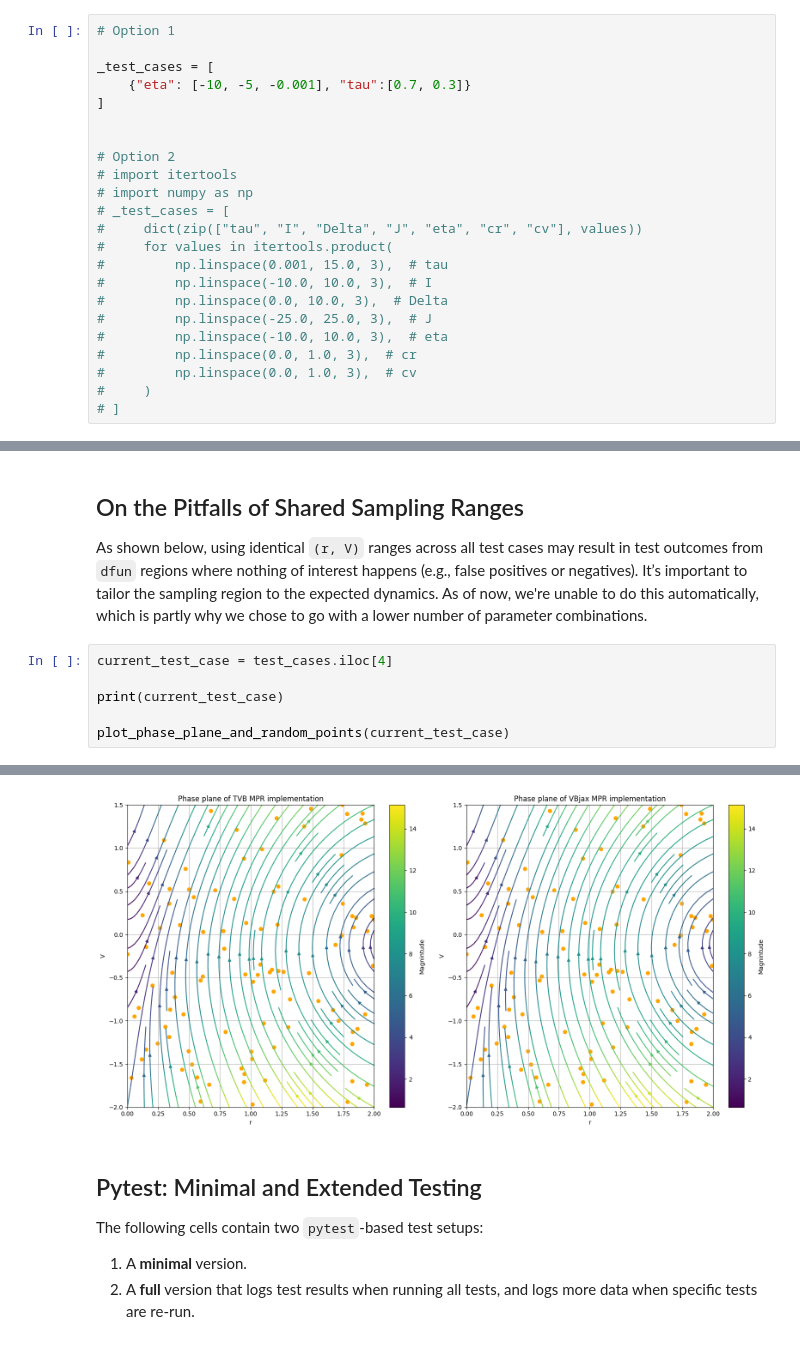
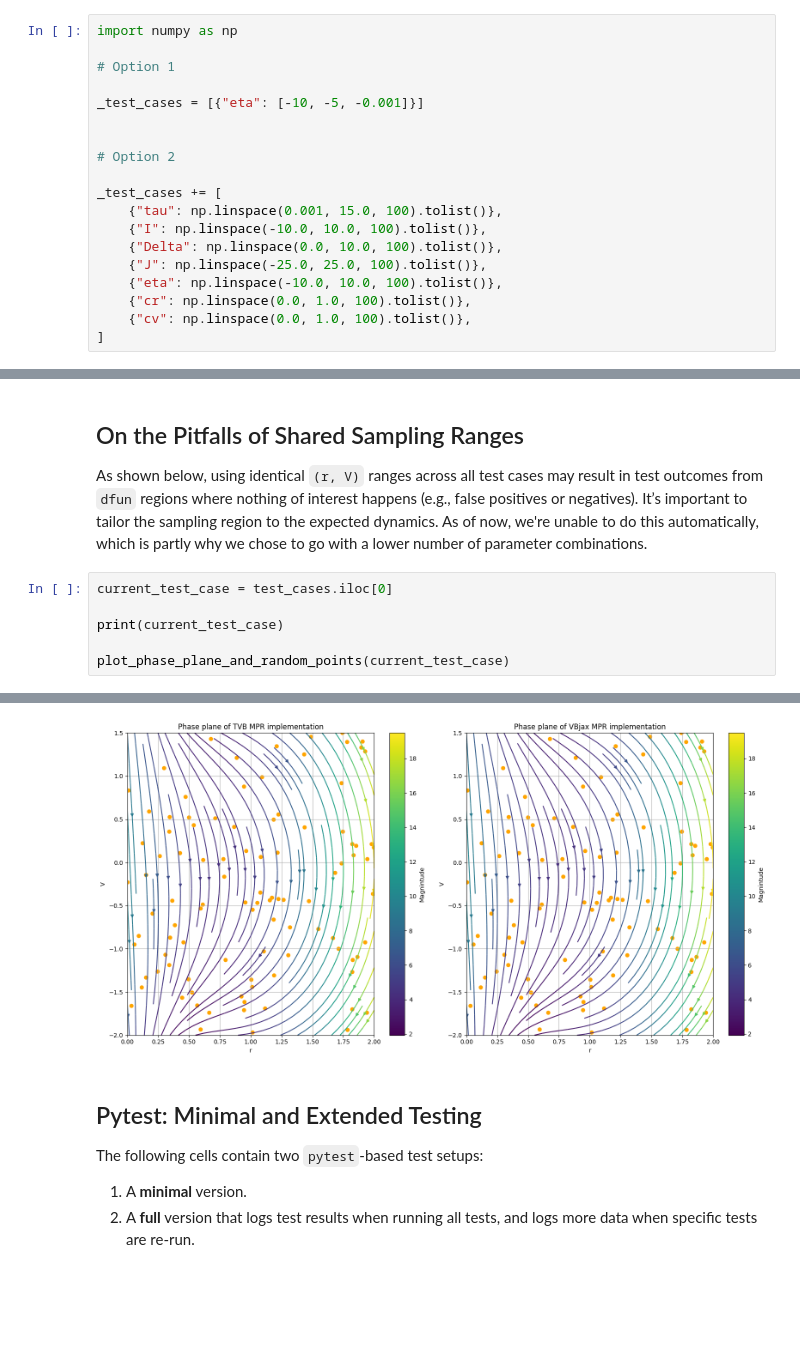
Before and after one commit to DolarJoe/model_testing, a Jupyter notebook: tutorial.ipynb, the cells around one changed output, grey strips where cells are left out. Cells and saved outputs as stored; diff of their text form; blank space fills up the shorter version.

```diff
--- a/tutorial.ipynb
+++ b/tutorial.ipynb
@@ -46,26 +47,22 @@ The current approach (Option 1) focuses on targeted areas.
 # %%
+import numpy as np
+
 # Option 1
 
-_test_cases = [
-    {"eta": [-10, -5, -0.001], "tau":[0.7, 0.3]}
-]
+_test_cases = [{"eta": [-10, -5, -0.001]}]
 
 
 # Option 2
-# import itertools
-# import numpy as np
-# _test_cases = [
-#     dict(zip(["tau", "I", "Delta", "J", "eta", "cr", "cv"], values))
-#     for values in itertools.product(
-#         np.linspace(0.001, 15.0, 3),  # tau
-#         np.linspace(-10.0, 10.0, 3),  # I
-#         np.linspace(0.0, 10.0, 3),  # Delta
-#         np.linspace(-25.0, 25.0, 3),  # J
-#         np.linspace(-10.0, 10.0, 3),  # eta
-#         np.linspace(0.0, 1.0, 3),  # cr
-#         np.linspace(0.0, 1.0, 3),  # cv
-#     )
-# ]
+
+_test_cases += [
+    {"tau": np.linspace(0.001, 15.0, 100).tolist()},
+    {"I": np.linspace(-10.0, 10.0, 100).tolist()},
+    {"Delta": np.linspace(0.0, 10.0, 100).tolist()},
+    {"J": np.linspace(-25.0, 25.0, 100).tolist()},
+    {"eta": np.linspace(-10.0, 10.0, 100).tolist()},
+    {"cr": np.linspace(0.0, 1.0, 100).tolist()},
+    {"cv": np.linspace(0.0, 1.0, 100).tolist()},
+]
 # %% [markdown]
 ## Parameter Expansion
 
@@ -150,7 +155,7 @@ def run_test(test_case: pd.Series):
 
 As shown below, using identical `(r, V)` ranges across all test cases may result in test outcomes from `dfun` regions where nothing of interest happens (e.g., false positives or negatives). It’s important to tailor the sampling region to the expected dynamics. As of now, we're unable to do this automatically, which is partly why we chose to go with a lower number of parameter combinations.
 # %%
-current_test_case = test_cases.iloc[4]
+current_test_case = test_cases.iloc[0]
 
 print(current_test_case)
 
@@ -172,4 +177,4 @@ Name: 4, dtype: float64
-[figure, old version]
+[figure, new version]
 # %% [markdown]
 ## Pytest: Minimal and Extended Testing
 
```
Also changed, not shown: parts of 8 cells of this notebook.
